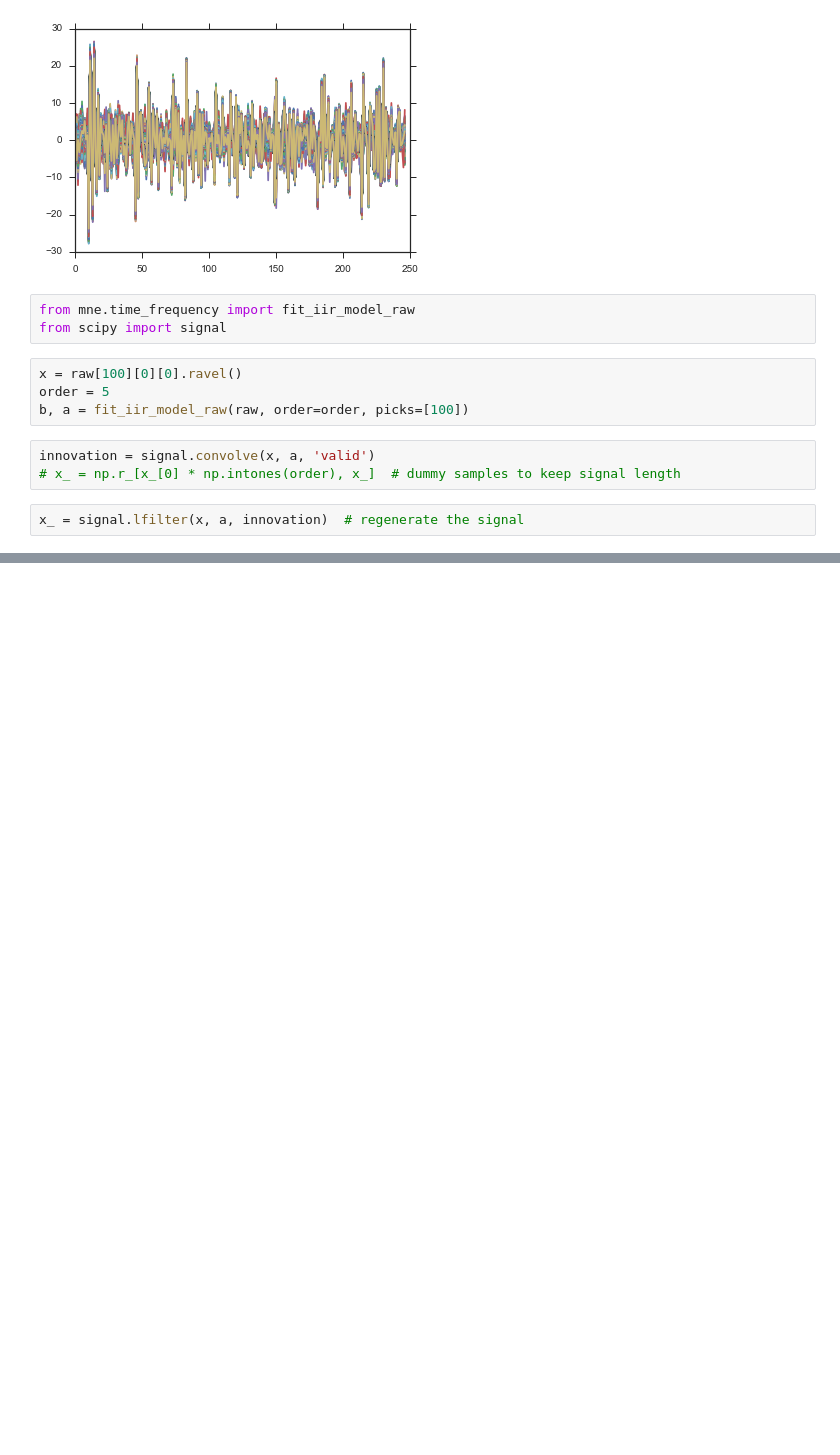
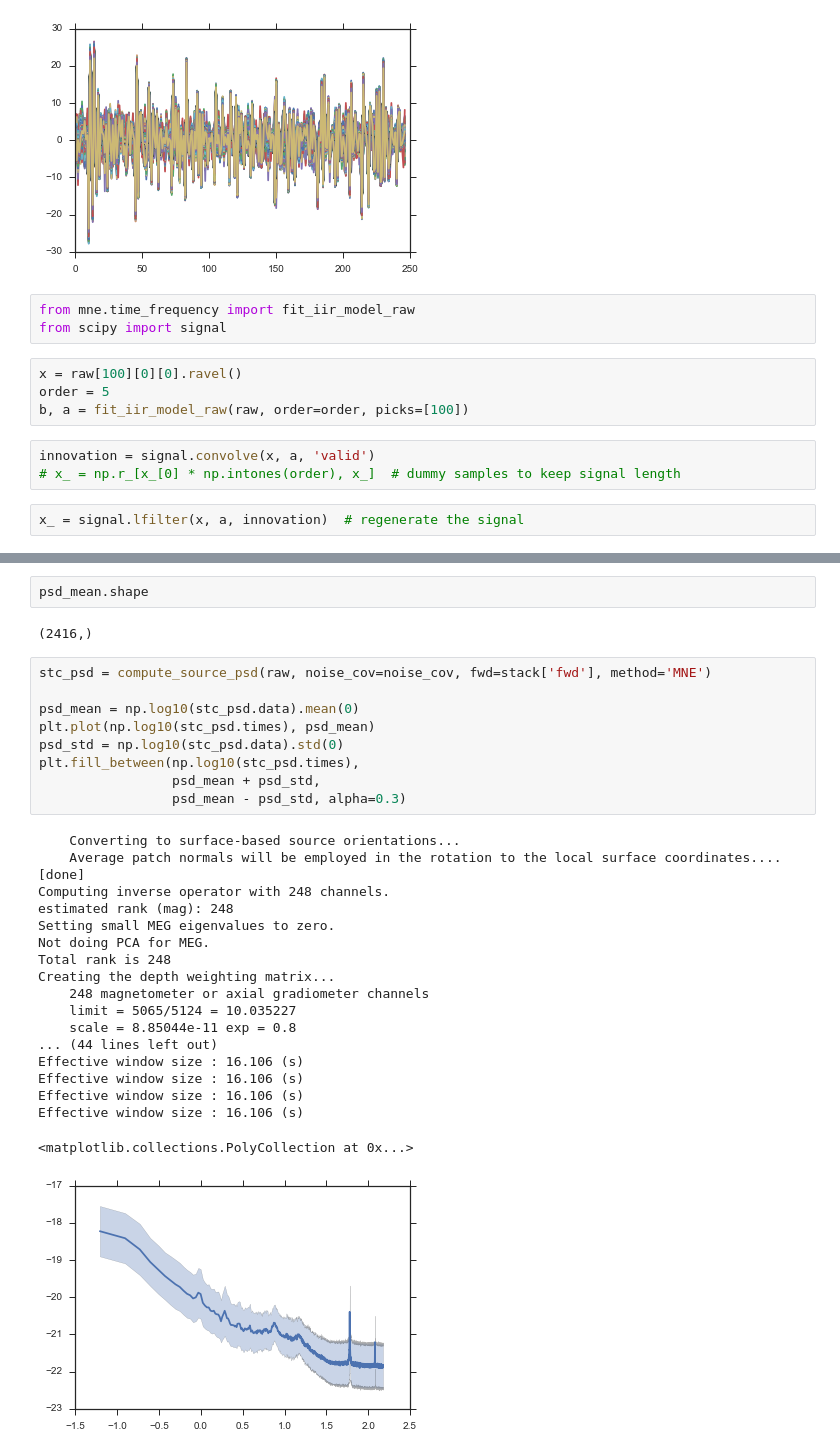
Before and after one commit to neurospin/meg_study_dynamic_scales, a Jupyter notebook: scripts/paper_check_powerlaw_fit.ipynb, the cells around one changed output, grey strips where cells are left out. Saved outputs shown, nothing was run; the diff lists cells and outputs as text; blank space fills up the shorter version.

```diff
--- a/scripts/paper_check_powerlaw_fit.ipynb
+++ b/scripts/paper_check_powerlaw_fit.ipynb
@@ -753,0 +994,33 @@ x_
+# %%
+psd_mean.shape
+# %% [output]
+(2416,)
+# %%
+stc_psd = compute_source_psd(raw, noise_cov=noise_cov, fwd=stack['fwd'], method='MNE')
+
+psd_mean = np.log10(stc_psd.data).mean(0)
+plt.plot(np.log10(stc_psd.times), psd_mean)
+psd_std = np.log10(stc_psd.data).std(0)
+plt.fill_between(np.log10(stc_psd.times),
+                 psd_mean + psd_std,
+                 psd_mean - psd_std, alpha=0.3)
+# %% [output]
+    Converting to surface-based source orientations...
+    Average patch normals will be employed in the rotation to the local surface coordinates....
+[done]
+Computing inverse operator with 248 channels.
+estimated rank (mag): 248
+Setting small MEG eigenvalues to zero.
+Not doing PCA for MEG.
+Total rank is 248
+Creating the depth weighting matrix...
+    248 magnetometer or axial gradiometer channels
+    limit = 5065/5124 = 10.035227
+    scale = 8.85044e-11 exp = 0.8
+... (44 lines left out)
+Effective window size : 16.106 (s)
+Effective window size : 16.106 (s)
+Effective window size : 16.106 (s)
+Effective window size : 16.106 (s)
+<matplotlib.collections.PolyCollection at 0x...>
+[figure, added]
```
Also changed, not shown: parts of 18 cells of this notebook, 3 other files.
